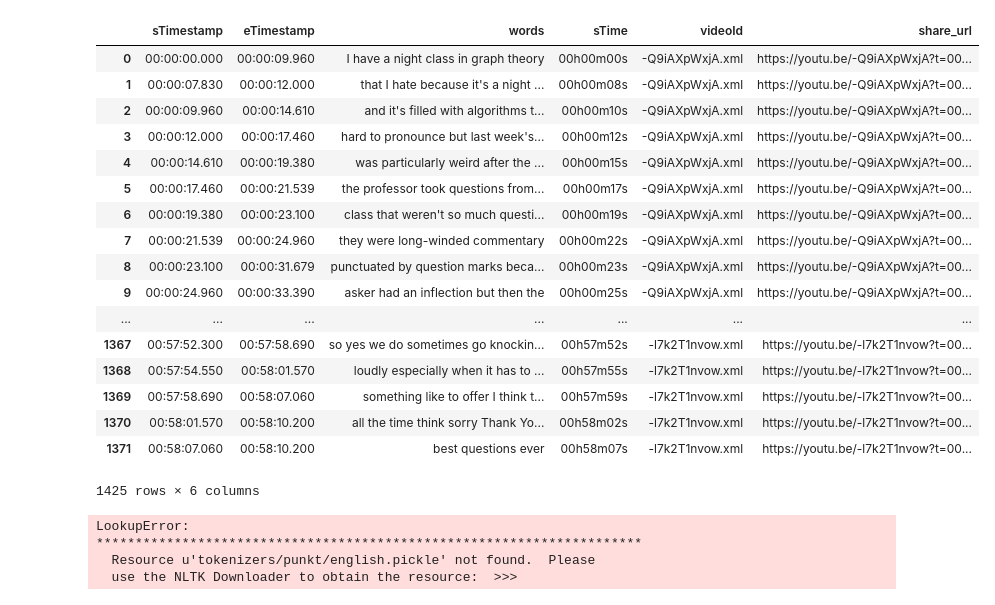
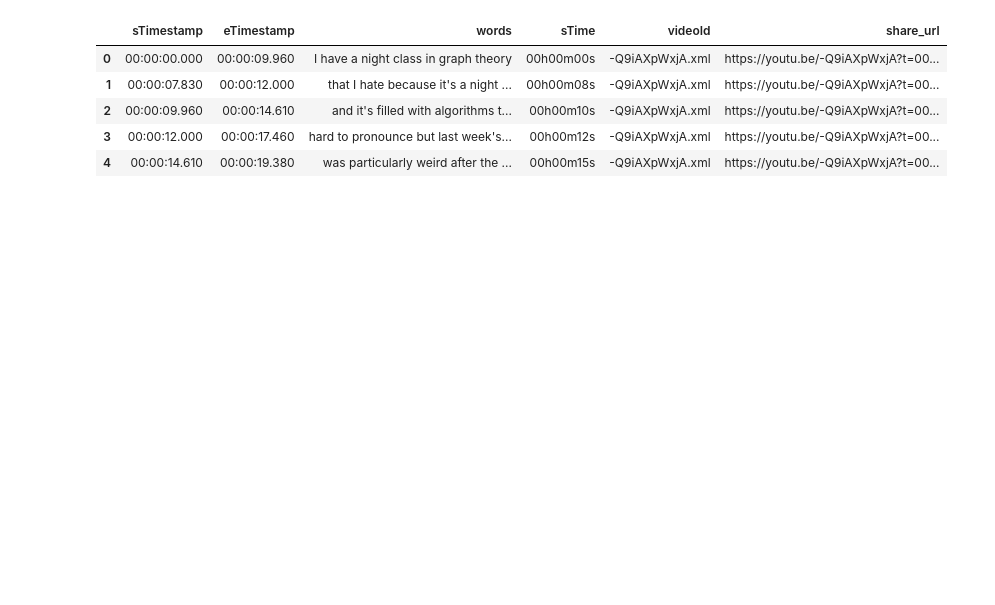
Before and after one commit to chihacknight/chihacknight-yt-interface, a Jupyter notebook: ETL_data.ipynb, the cells around one changed output. Drawn from its saved outputs; the diff is of its cells as text; code cells hidden in the pictures; blank space fills up the shorter version.

```diff
--- a/ETL_data.ipynb
+++ b/ETL_data.ipynb
@@ -8,8 +5,3 @@ import os
-# %%
-# parse sample file
-datapath = "./transcripts"
-soup = BeautifulSoup(open(datapath+ 'example_ttml.xml'), 'html.parser')
-result = [(p['begin'], p['end'], p.text) for p in soup.find_all('p')]
 # %%
 # parse a list of files into a python dictionary
 datapath = "./transcripts/"
@@ -45,31 +15,20 @@ transcripts.keys()
 # %%
+# load dict into pandas dataframe
 transcripts_pd = pd.DataFrame()
-for transcript in sorted(transcripts)[:2]: #limit the list for convience/testing
+for transcript in sorted(transcripts): #limit the list for convience/testing
     df2=pd.DataFrame(transcripts[transcript], columns = ['sTimestamp','eTimestamp','words'])
-    #words dont always seemm to line up, consider rounding?
+    #words dont always seemm to line up with the video, so rounding is implemented. lets see if this works
     df2['sTime'] = pd.to_datetime(df2['sTimestamp']).dt.round('s').dt.strftime("%Hh%Mm%Ss")
     df2['videoId'] = transcript
     videoId_strip = transcript[:-4]
     df2['share_url'] = "https://youtu.be/" + videoId_strip + "?t=" + df2['sTime']
     transcripts_pd = transcripts_pd.append(df2)
 # %%
-transcripts_pd
+transcripts_pd.head()
 # %% [output]
 |  | sTimestamp | eTimestamp | words | sTime | videoId | share_url |
 | 0 | 00:00:00.000 | 00:00:09.960 | I have a night class in graph theory | 00h00m00s | -Q9iAXpWxjA.xml | https://youtu.be/-Q9iAXpWxjA?t=00... |
 | 1 | 00:00:07.830 | 00:00:12.000 | that I hate because it's a night ... | 00h00m08s | -Q9iAXpWxjA.xml | https://youtu.be/-Q9iAXpWxjA?t=00... |
 | 2 | 00:00:09.960 | 00:00:14.610 | and it's filled with algorithms t... | 00h00m10s | -Q9iAXpWxjA.xml | https://youtu.be/-Q9iAXpWxjA?t=00... |
 | 3 | 00:00:12.000 | 00:00:17.460 | hard to pronounce but last week's... | 00h00m12s | -Q9iAXpWxjA.xml | https://youtu.be/-Q9iAXpWxjA?t=00... |
 | 4 | 00:00:14.610 | 00:00:19.380 | was particularly weird after the ... | 00h00m15s | -Q9iAXpWxjA.xml | https://youtu.be/-Q9iAXpWxjA?t=00... |
-| 5 | 00:00:17.460 | 00:00:21.539 | the professor took questions from... | 00h00m17s | -Q9iAXpWxjA.xml | https://youtu.be/-Q9iAXpWxjA?t=00... |
-| 6 | 00:00:19.380 | 00:00:23.100 | class that weren't so much questi... | 00h00m19s | -Q9iAXpWxjA.xml | https://youtu.be/-Q9iAXpWxjA?t=00... |
-| 7 | 00:00:21.539 | 00:00:24.960 | they were long-winded commentary | 00h00m22s | -Q9iAXpWxjA.xml | https://youtu.be/-Q9iAXpWxjA?t=00... |
-| 8 | 00:00:23.100 | 00:00:31.679 | punctuated by question marks beca... | 00h00m23s | -Q9iAXpWxjA.xml | https://youtu.be/-Q9iAXpWxjA?t=00... |
-| 9 | 00:00:24.960 | 00:00:33.390 | asker had an inflection but then the | 00h00m25s | -Q9iAXpWxjA.xml | https://youtu.be/-Q9iAXpWxjA?t=00... |
-| ... | ... | ... | ... | ... | ... | ... |
-| 1367 | 00:57:52.300 | 00:57:58.690 | so yes we do sometimes go knockin... | 00h57m52s | -l7k2T1nvow.xml | https://youtu.be/-l7k2T1nvow?t=00... |
-| 1368 | 00:57:54.550 | 00:58:01.570 | loudly especially when it has to ... | 00h57m55s | -l7k2T1nvow.xml | https://youtu.be/-l7k2T1nvow?t=00... |
-| 1369 | 00:57:58.690 | 00:58:07.060 | something like to offer I think t... | 00h57m59s | -l7k2T1nvow.xml | https://youtu.be/-l7k2T1nvow?t=00... |
-| 1370 | 00:58:01.570 | 00:58:10.200 | all the time think sorry Thank Yo... | 00h58m02s | -l7k2T1nvow.xml | https://youtu.be/-l7k2T1nvow?t=00... |
-| 1371 | 00:58:07.060 | 00:58:10.200 | best questions ever | 00h58m07s | -l7k2T1nvow.xml | https://youtu.be/-l7k2T1nvow?t=00... |
-1425 rows × 6 columns
@@ -79,11 +34,0 @@ raw= ' '.join([x[2] for x in result])
-# %%
-# tokenzie and position tagging using nltk library
-# http://www.nltk.org/book/ch05.html
-# to understand the meaning of tags: nltk.help.upenn_tagset()
-text = nltk.word_tokenize(raw)
-postags= nltk.pos_tag(text)
-# %% [output]
-LookupError:
-**********************************************************************
-  Resource u'tokenizers/punkt/english.pickle' not found.  Please
-  use the NLTK Downloader to obtain the resource:  >>>
```
Also changed, not shown: parts of 17 cells of this notebook.
